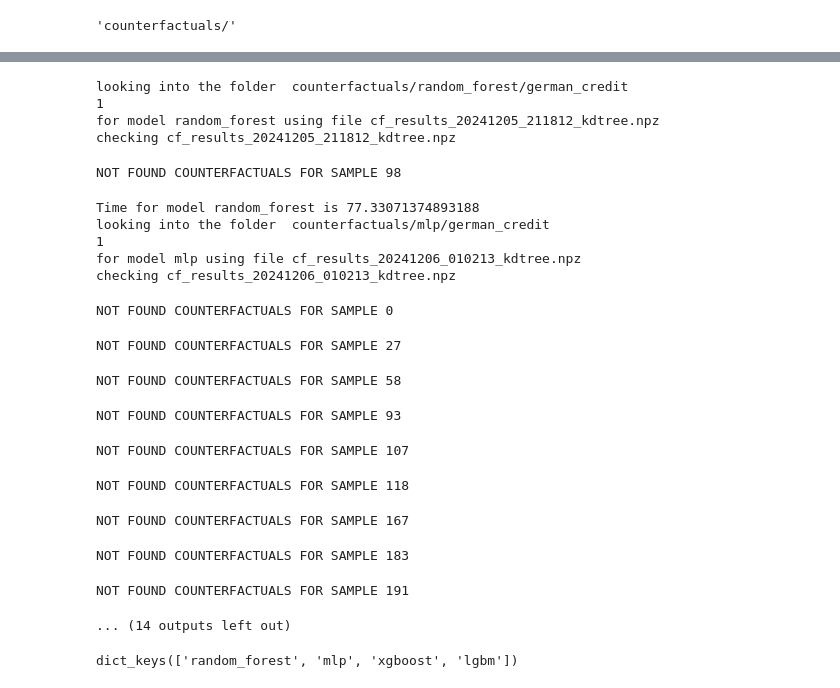
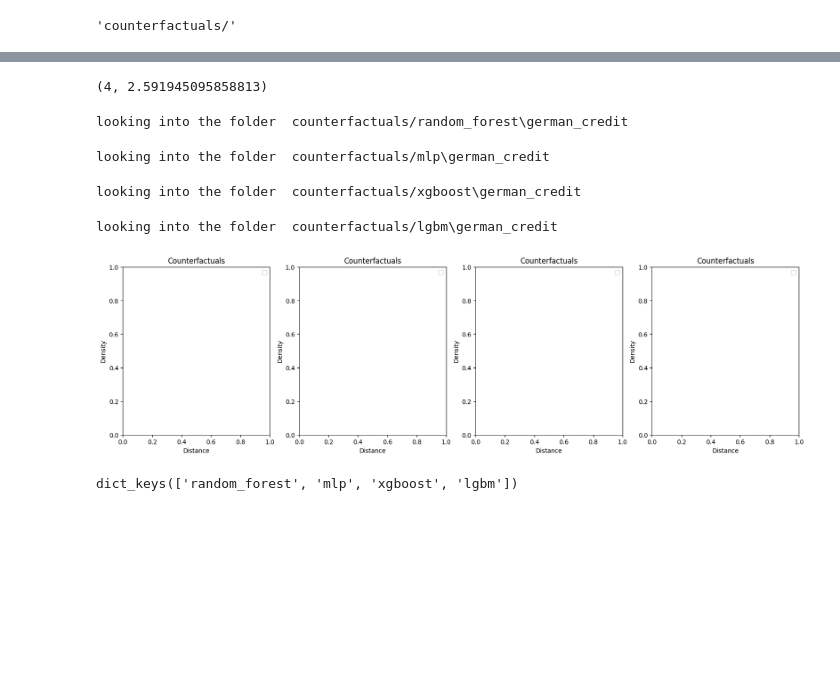
Before and after one commit to clarapunzi/SC-CE, a Jupyter notebook: eval.ipynb, the cells around one changed output, grey strips where cells are left out. Drawn from its saved outputs; the diff is of its cells as text; code cells hidden in the pictures; blank space fills up the shorter version.

```diff
--- a/eval.ipynb
+++ b/eval.ipynb
@@ -91,6 +90,10 @@ O.
 # import the fancy for bar chart tdqm
 from  tqdm.notebook import tqdm,tnrange, tqdm_notebook
 import time
+# %%
+np.random.randint(0,7), np.random.rand()*7
+# %% [output]
+(4, 2.591945095858813)
 # %%
 counterfactuals = {k: [] for k in models.keys()}
 
@@ -101,7 +104,7 @@ all_ranking_list_mean = {k:None for k in models.keys()}
 all_ranking_list_std = {k:None for k in models.keys()}
 all_ranking_list_min = {k:None for k in models.keys()}
 all_ranking_list_max = {k:None for k in models.keys()}
-
+all_probabs = {k:None for k in models.keys()}
 def get_mean_distance(x,y,policy="l2"):
     if policy == "l2":
         return np.linalg.norm(x-y,axis=1)
@@ -117,7 +120,7 @@ for k in tqdm(models.keys()):
                         k,
                         dt_name)
     print("looking into the folder ",result_folder_path)
-    results = os.listdir(result_folder_path)
+    '''results = os.listdir(result_folder_path)
     print(len(results))
     # take the most recent using os.path.getmtime
     results = sorted(results,key=lambda x: os.path.getmtime(os.path.join(result_folder_path,x)),reverse=True)
@@ -135,11 +138,26 @@ for k in tqdm(models.keys()):
     # - instace_idx (the index of the instance in the calibration set)
     # - original_instance (the original class of the instance)
     # - true_class (the true class of the instance)
+    '''
     mean_dists = []
     std_dists = []
     min_dists = []
     max_dists = []
+    probabs = []
+
+    cfs = {"cfs":np.arange(200)}
+
     for i in tnrange(cfs["cfs"].shape[0]):
+        # since we are now in a local server just create fake data to test the plots
+        mean_dists.append(np.random.rand()*7)
+        std_dists.append(np.random.randint(0,2))
+        min_dists.append(mean_dists[-1]-std_dists[-1])
+        max_dists.append(mean_dists[-1]+std_dists[-1])
+        probabs.append(mean_dists[-1]/7+np.random.rand(2)*0.01)
+        probabs[-1] = probabs[-1]/probabs[-1].sum()
+
+
+        continue
 
         # print(cfs["cfs"][0].keys())
         # print(cfs["cfs"][0]["metadata"])
@@ -152,6 +170,7 @@ for k in tqdm(models.keys()):
         original_instance = cfs["cfs"][i]["original_instance"]
         true_cf = cfs["cfs"][i]["counterfactuals"].target.values
         pred = models[k].predict(original_instance)
+        pred_prob = models[k].predict_proba(original_instance)[0]
 
 
 
@@ -162,55 +181,42 @@ for k in tqdm(models.keys()):
             distancies = np.array([np.inf])
             print("NOT FOUND COUNTERFACTUALS FOR SAMPLE",i)
         else:
             assert (true_cf-true_cf.mean() == 0).all(), "The counterfactuals are not aligned with the target"+str(true_cf)
             #distancies = np.linalg.norm(good_cfs - cfs["cfs"][i]["original_instance"].values,axis=1)
             distancies = get_mean_distance(good_cfs, cfs["cfs"][i]["original_instance"].values)
         mean_dists.append(distancies.mean(axis=0))
         std_dists.append(distancies.std(axis=0))
         min_dists.append(distancies.min(axis=0))
         max_dists.append(distancies.max(axis=0))
+        probabs.append(pred_prob)
 
         # print(distancies)
         if i / 4 < 1:
             sns.kdeplot(distancies,cumulative=False,label=str(i)+" "+str(len(distancies))+ " counterfactuals "+k,ax=axs[i])
 
 
     all_ranking_list_mean[k] = mean_dists
     all_ranking_list_std[k] = std_dists
     all_ranking_list_min[k] = min_dists
     all_ranking_list_max[k] = max_dists
-    print("Time for model",k,"is",write_time(time.time()-starting2))
-print("Time from start",write_time(time.time()-start))
+    all_probabs[k] = probabs
+    #print("Time for model",k,"is",write_time(time.time()-starting2))
+#print("Time from start",write_time(time.time()-start))
 # plot legend for each ax
 for ax in axs:
     # put legend under the plot
     #ax.set_xlim([-3,13])
     ax.legend()
     ax.set_xlabel("Distance")
     ax.set_ylabel("Density")
     ax.set_title("Counterfactuals")
 plt.show()
 # %% [output]
-looking into the folder  counterfactuals/random_forest/german_credit
-1
-for model random_forest using file cf_results_20241205_211812_kdtree.npz
-checking cf_results_20241205_211812_kdtree.npz
+looking into the folder  counterfactuals/random_forest\german_credit
-NOT FOUND COUNTERFACTUALS FOR SAMPLE 98
+looking into the folder  counterfactuals/mlp\german_credit
-Time for model random_forest is 77.33071374893188
-looking into the folder  counterfactuals/mlp/german_credit
-1
-for model mlp using file cf_results_20241206_010213_kdtree.npz
-checking cf_results_20241206_010213_kdtree.npz
+looking into the folder  counterfactuals/xgboost\german_credit
-NOT FOUND COUNTERFACTUALS FOR SAMPLE 0
+looking into the folder  counterfactuals/lgbm\german_credit
-NOT FOUND COUNTERFACTUALS FOR SAMPLE 27
-NOT FOUND COUNTERFACTUALS FOR SAMPLE 58
-NOT FOUND COUNTERFACTUALS FOR SAMPLE 93
-NOT FOUND COUNTERFACTUALS FOR SAMPLE 107
-NOT FOUND COUNTERFACTUALS FOR SAMPLE 118
-NOT FOUND COUNTERFACTUALS FOR SAMPLE 167
-NOT FOUND COUNTERFACTUALS FOR SAMPLE 183
-NOT FOUND COUNTERFACTUALS FOR SAMPLE 191
-... (14 outputs left out)
+[figure, added]
 # %%
 # now we can see the ranking of the counterfactuals
 rankings = [all_ranking_list_mean,
```
Also changed, not shown: parts of 13 cells of this notebook, 4 other files.
